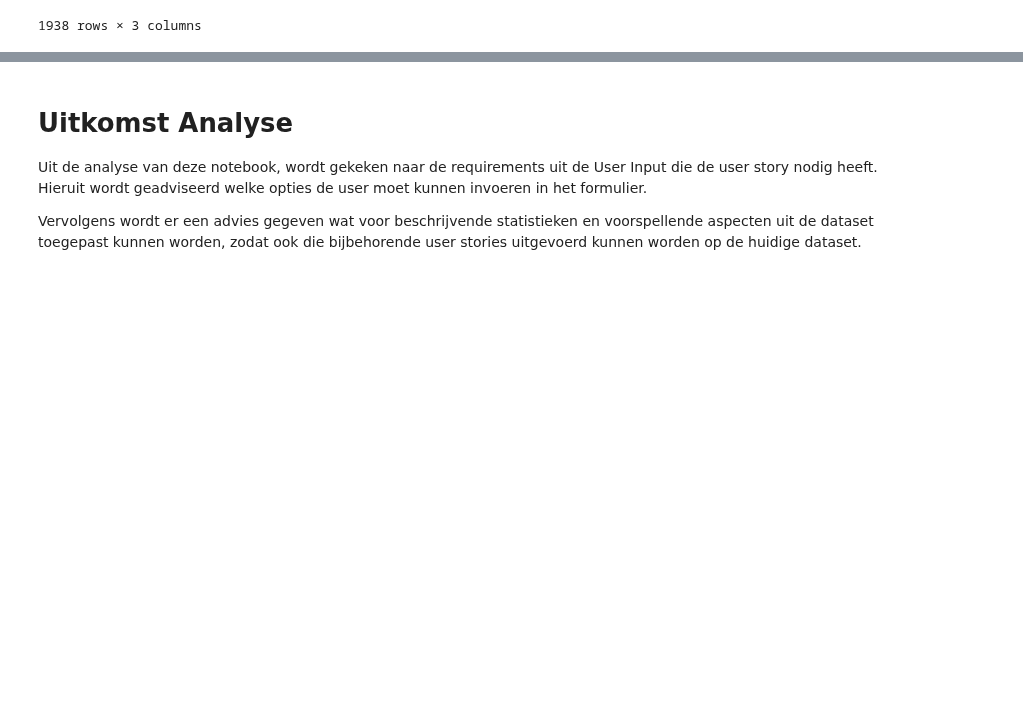
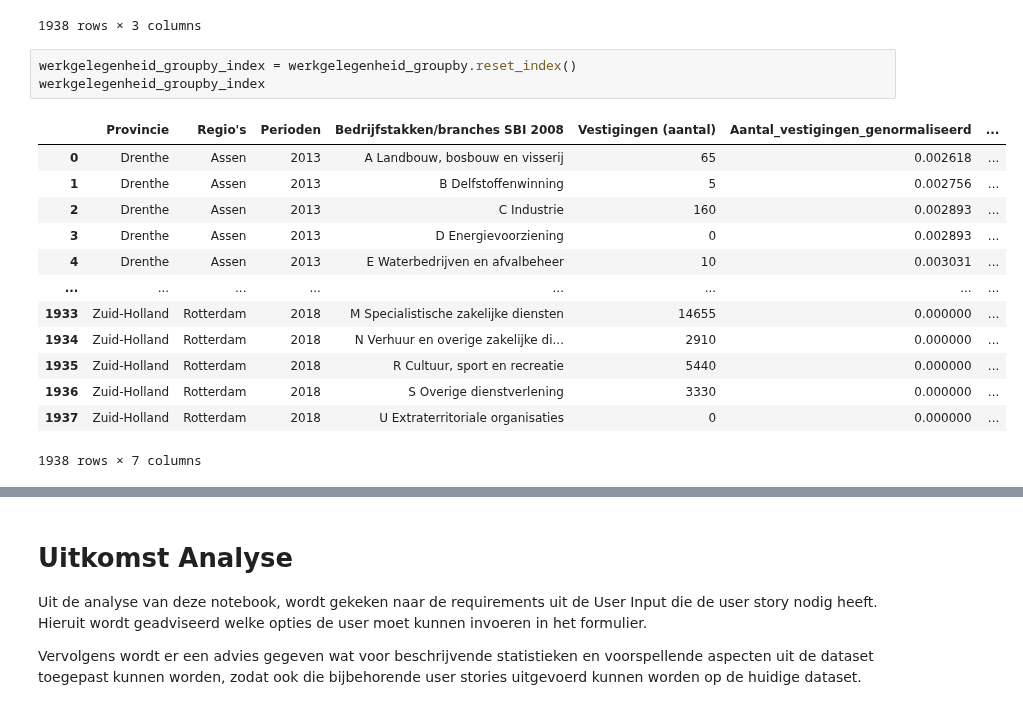
Before and after one commit to BramblePie/FlaskReact, a Jupyter notebook: flask-backend/werkgelegenheid_joey.ipynb, the cells around one changed output, grey strips where cells are left out. Cells and saved outputs as stored; diff of their text form; blank space fills up the shorter version.

```diff
--- a/flask-backend/werkgelegenheid_joey.ipynb
+++ b/flask-backend/werkgelegenheid_joey.ipynb
@@ -394,3 +389,20 @@ werkgelegenheid_groupby
 |  |  |  | S Overige dienstverlening | 3330 | 0.000000 | ... |
 |  |  |  | U Extraterritoriale organisaties | 0 | 0.000000 | ... |
 1938 rows × 3 columns
+# %%
+werkgelegenheid_groupby_index = werkgelegenheid_groupby.reset_index()
+werkgelegenheid_groupby_index
+# %% [output]
+|  | Provincie | Regio's | Perioden | Bedrijfstakken/branches SBI 2008 | Vestigingen (aantal) | Aantal_vestigingen_genormaliseerd | ... |
+| 0 | Drenthe | Assen | 2013 | A Landbouw, bosbouw en visserij | 65 | 0.002618 | ... |
+| 1 | Drenthe | Assen | 2013 | B Delfstoffenwinning | 5 | 0.002756 | ... |
+| 2 | Drenthe | Assen | 2013 | C Industrie | 160 | 0.002893 | ... |
+| 3 | Drenthe | Assen | 2013 | D Energievoorziening | 0 | 0.002893 | ... |
+| 4 | Drenthe | Assen | 2013 | E Waterbedrijven en afvalbeheer | 10 | 0.003031 | ... |
+| ... | ... | ... | ... | ... | ... | ... | ... |
+| 1933 | Zuid-Holland | Rotterdam | 2018 | M Specialistische zakelijke diensten | 14655 | 0.000000 | ... |
+| 1934 | Zuid-Holland | Rotterdam | 2018 | N Verhuur en overige zakelijke di... | 2910 | 0.000000 | ... |
+| 1935 | Zuid-Holland | Rotterdam | 2018 | R Cultuur, sport en recreatie | 5440 | 0.000000 | ... |
+| 1936 | Zuid-Holland | Rotterdam | 2018 | S Overige dienstverlening | 3330 | 0.000000 | ... |
+| 1937 | Zuid-Holland | Rotterdam | 2018 | U Extraterritoriale organisaties | 0 | 0.000000 | ... |
+1938 rows × 7 columns
```
Also changed, not shown: parts of 6 cells of this notebook, 1 other file.
